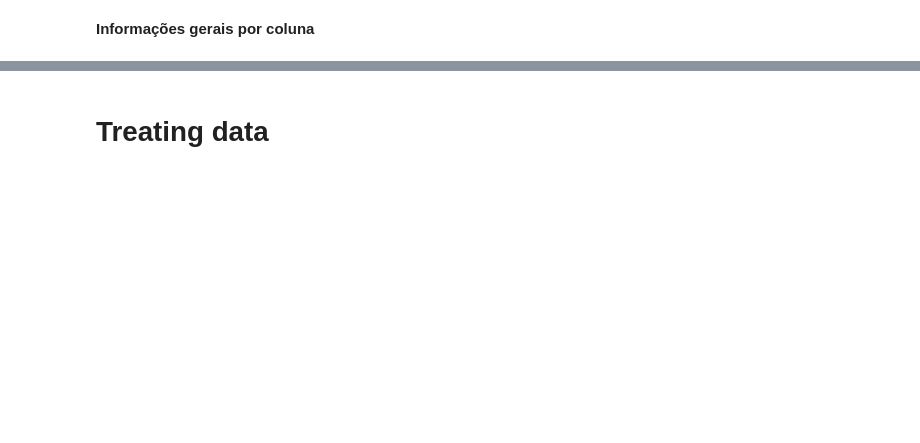
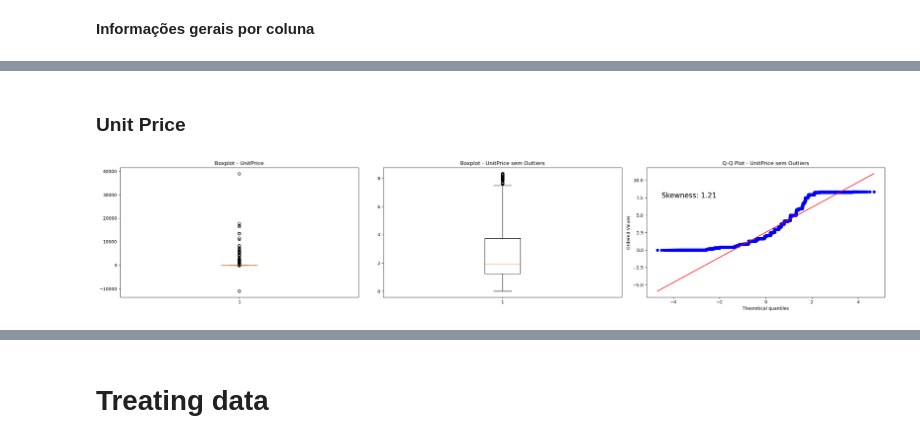
Before and after one commit to joaov-alves/project_customer_clustering, a Jupyter notebook: notebooks/notebook.ipynb, the cells around one changed output, grey strips where cells are left out. Cells and saved outputs as stored; diff of their text form; code cells hidden in the pictures; blank space fills up the shorter version.

```diff
--- a/notebooks/notebook.ipynb
+++ b/notebooks/notebook.ipynb
@@ -206,0 +328,29 @@ df0.describe(include='all')
+# %% [markdown]
+### Unit Price
+# %%
+q25 = np.percentile(df0.UnitPrice, 25)
+q75 = np.percentile(df0.UnitPrice, 75)
+iqr = q75 - q25
+aux = (df0[
+            (df0.UnitPrice > q25 - 1.5 * iqr)
+          & (df0.UnitPrice < q75 + 1.5 * iqr)
+          ].UnitPrice)
+
+fig, ax = plt.subplots(1,3, figsize=(25,5))
+
+
+ax[0].boxplot(df0.UnitPrice);
+ax[0].set(title='Boxplot - UnitPrice');
+
+ax[1].boxplot(aux);
+ax[1].set(title='Boxplot - UnitPrice sem Outliers');
+
+stats.probplot(aux, dist="norm", plot=ax[2])
+ax[2].set(title='Q-Q Plot - UnitPrice sem Outliers');
+ax[2].annotate('Skewness: {:.2f}'.format(stats.skew(aux))
+               ,xy=(-4.5, 7.5)
+               ,fontsize=16)
+
+plt.tight_layout()
+# %% [output]
+[figure, added]
```
Also changed, not shown: parts of 37 cells of this notebook, 1 other file.
